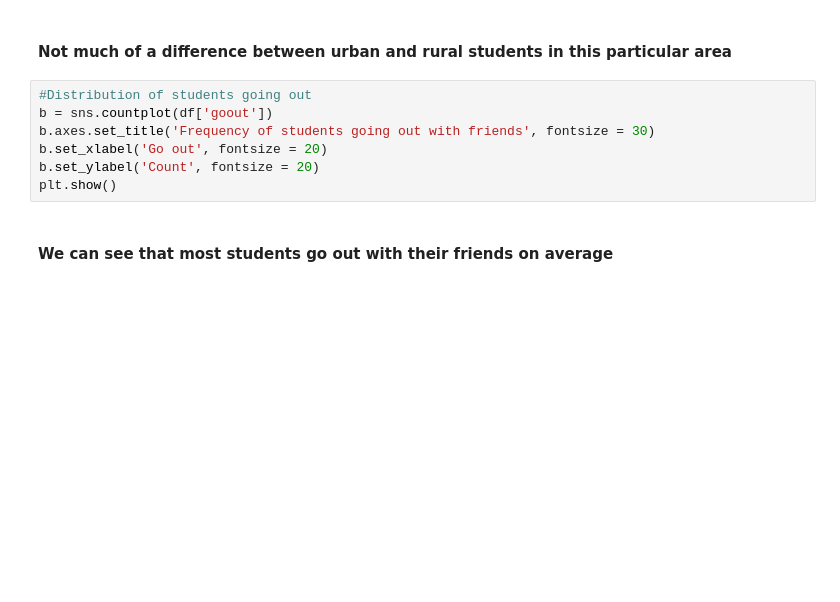
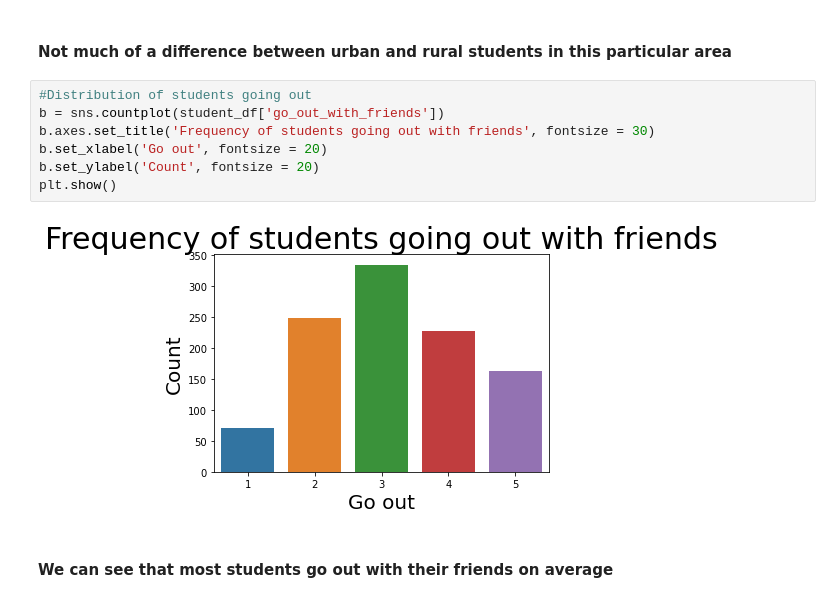
Before and after one commit to jindukwentua/predicting-students-performance, a Jupyter notebook: notebooks/student_performance.ipynb, the cells around one changed output. Cells and saved outputs as stored; diff of their text form; blank space fills up the shorter version.

```diff
--- a/notebooks/student_performance.ipynb
+++ b/notebooks/student_performance.ipynb
@@ -218,11 +405,13 @@ plt.show()
 #### Not much of a difference between urban and rural students in this particular area
 # %%
 #Distribution of students going out
-b = sns.countplot(df['goout'])
+b = sns.countplot(student_df['go_out_with_friends'])
 b.axes.set_title('Frequency of students going out with friends', fontsize = 30)
 b.set_xlabel('Go out', fontsize = 20)
 b.set_ylabel('Count', fontsize = 20)
 plt.show()
+# %% [output]
+[figure, added]
 # %% [markdown]
 #### We can see that most students go out with their friends on average
 # %% [markdown]
```
Also changed, not shown: parts of 109 cells of this notebook, 3 other files.
